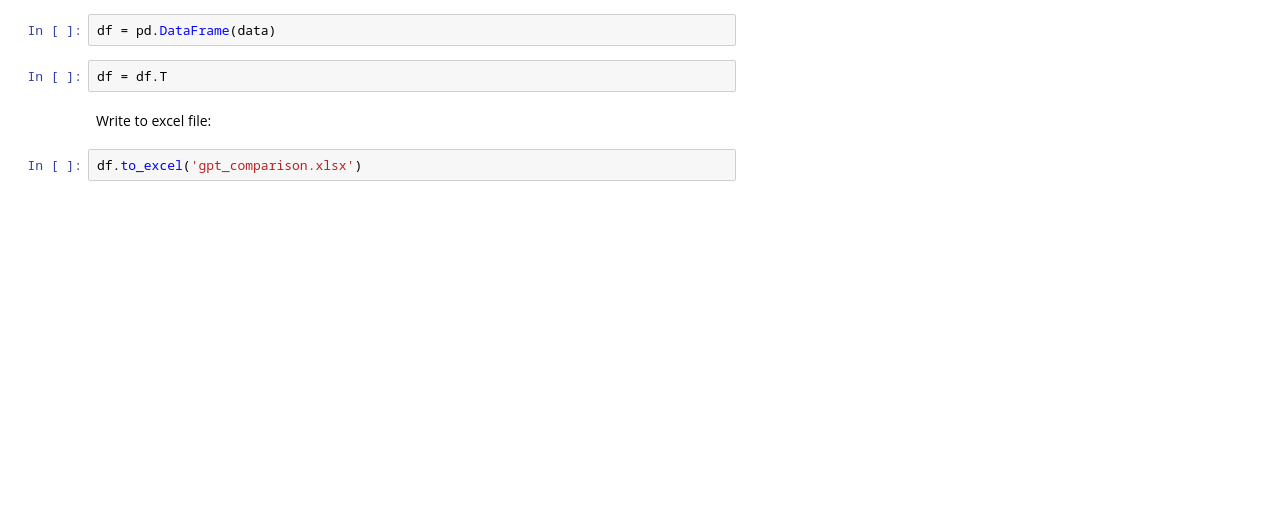
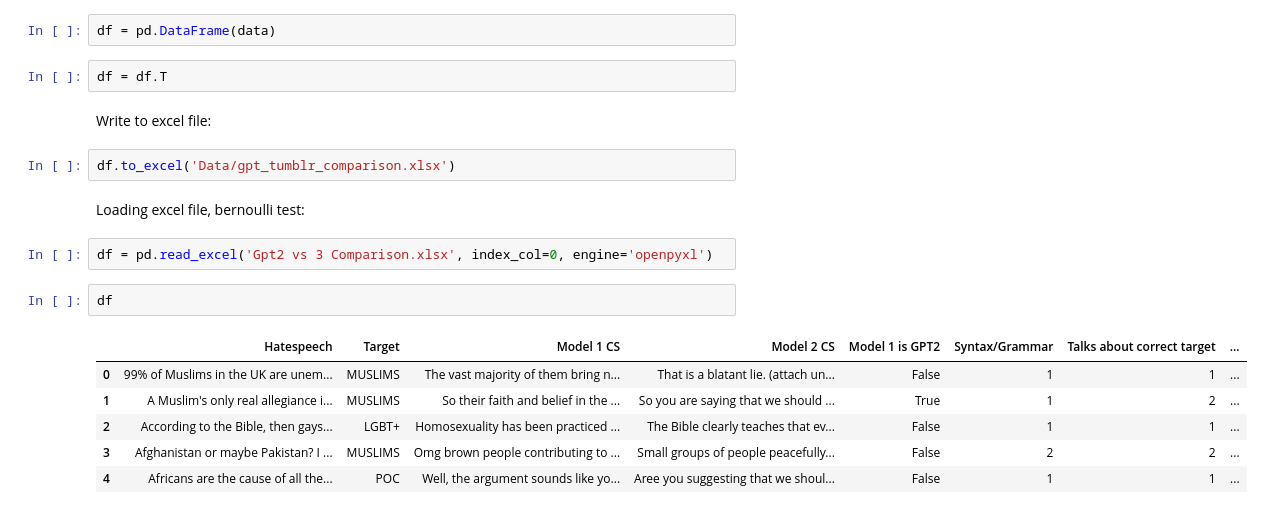
Before and after one commit to MarisaJH/CounterSpeechGenerator, a Jupyter notebook: CounterSpeechGenerator/gpt2_vs_3_comparison.ipynb, the cells around one changed output. Saved outputs shown, nothing was run; the diff lists cells and outputs as text; blank space fills up the shorter version.

```diff
--- a/CounterSpeechGenerator/gpt2_vs_3_comparison.ipynb
+++ b/CounterSpeechGenerator/gpt2_vs_3_comparison.ipynb
@@ -106,4 +127,17 @@ df = df.T
 # %% [markdown]
 Write to excel file:
 # %%
-df.to_excel('gpt_comparison.xlsx')
+df.to_excel('Data/gpt_tumblr_comparison.xlsx')
+# %% [markdown]
+Loading excel file, bernoulli test:
+# %%
+df = pd.read_excel('Gpt2 vs 3 Comparison.xlsx', index_col=0, engine='openpyxl')
+# %%
+df
+# %% [output]
+|  | Hatespeech | Target | Model 1 CS | Model 2 CS | Model 1 is GPT2 | Syntax/Grammar | Talks about correct target | ... |
+| 0 | 99% of Muslims in the UK are unem... | MUSLIMS | The vast majority of them bring n... | That is a blatant lie. (attach un... | False | 1 | 1 | ... |
+| 1 | A Muslim's only real allegiance i... | MUSLIMS | So their faith and belief in the ... | So you are saying that we should ... | True | 1 | 2 | ... |
+| 2 | According to the Bible, then gays... | LGBT+ | Homosexuality has been practiced ... | The Bible clearly teaches that ev... | False | 1 | 1 | ... |
+| 3 | Afghanistan or maybe Pakistan? I ... | MUSLIMS | Omg brown people contributing to ... | Small groups of people peacefully... | False | 2 | 2 | ... |
+| 4 | Africans are the cause of all the... | POC | Well, the argument sounds like yo... | Aree you suggesting that we shoul... | False | 1 | 1 | ... |
```
Also changed, not shown: parts of 18 cells of this notebook, 9 other files.
